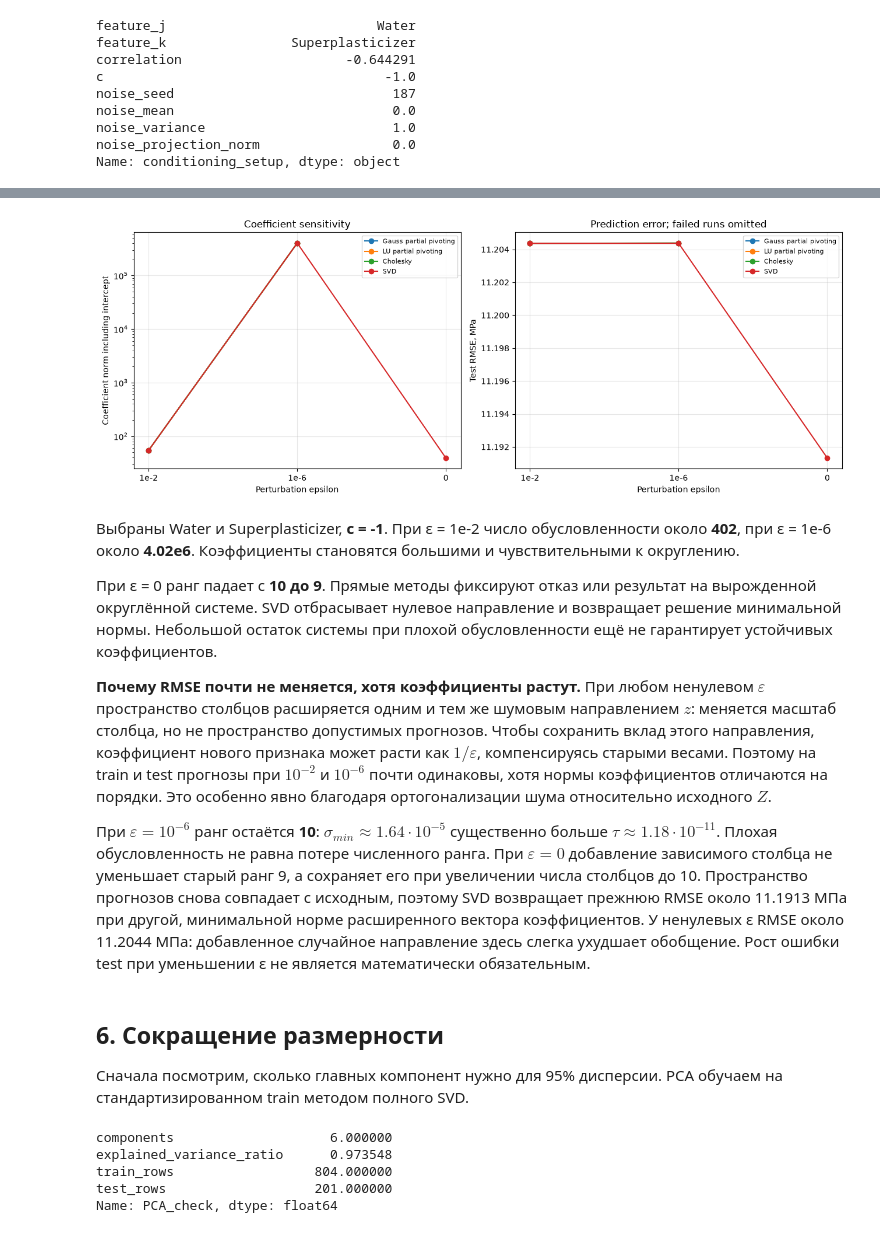
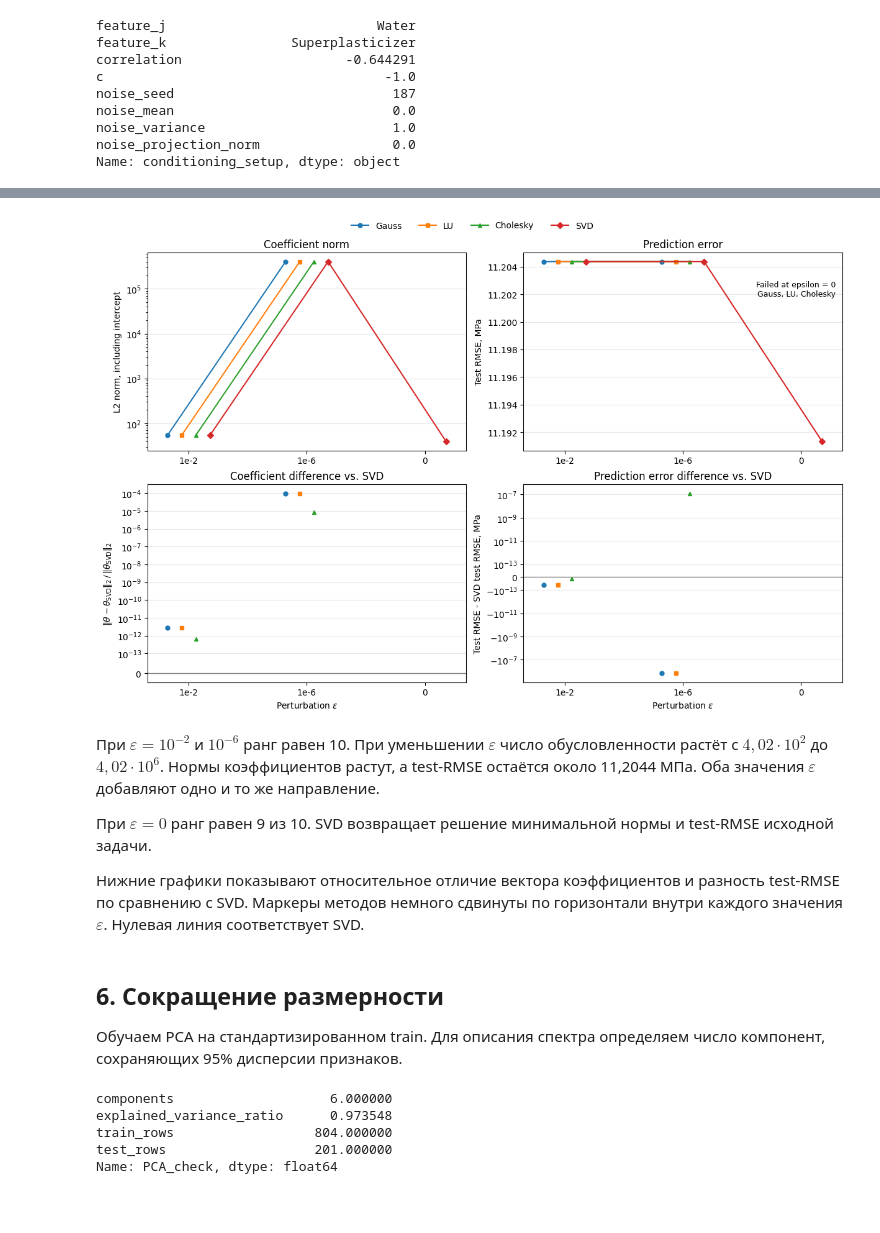
Before and after one commit to chertila1/MOMO, a Jupyter notebook: LAB1/lab1_momo.ipynb, the cells around one changed output, grey strips where cells are left out. Drawn from its saved outputs; the diff is of its cells as text; code cells hidden in the pictures; blank space fills up the shorter version.

Commit message:
lab1: update Colab notebook and conditioning plot

```diff
--- a/LAB1/lab1_momo.ipynb
+++ b/LAB1/lab1_momo.ipynb
@@ -808,7 +787,7 @@ coefficients_original.to_csv(result_dir / "coefficients_original.csv", float_for
 feature_train = X_train_scaled.to_numpy(dtype=np.float64)
 feature_test = X_test_scaled.to_numpy(dtype=np.float64)
 correlation_upper = X_train_scaled.corr().where(np.triu(np.ones((feature_train.shape[1], feature_train.shape[1]), dtype=bool), 1))
-feature_pair = correlation_upper.abs().stack().idxmax()
+feature_pair = correlation_upper.abs().stack(future_stack=True).dropna().idxmax()
 feature_j = X_train_scaled.columns.get_loc(feature_pair[0])
 feature_k = X_train_scaled.columns.get_loc(feature_pair[1])
 mixing_coefficient = float(np.sign(correlation_upper.loc[feature_pair[0], feature_pair[1]]))
@@ -951,37 +930,70 @@ conditioning_comparison.to_csv(result_dir / "conditioning_comparison.csv", index
 | 10 | 0.000000 | Cholesky | 9 | inf | False | False | failed | LinAlgError: Nonpositive diagonal... | ... |
 | 11 | 0.000000 | SVD | 9 | inf | True | False | solved | SVD rank truncation | ... |
 # %%
-fig, axes = plt.subplots(1, 2, figsize=(13, 5))
-for method in conditioning_comparison["method"].unique():
-    rows = conditioning_comparison.loc[conditioning_comparison["method"] == method].set_index("epsilon").reindex(stress_epsilons)
-    axes[0].semilogy(range(3), rows["coefficient_norm"], marker="o", label=method)
-    axes[1].plot(range(3), rows["test_RMSE"], marker="o", label=method)
-for ax in axes:
-    ax.set_xticks(range(3), ["1e-2", "1e-6", "0"])
-    ax.set_xlabel("Perturbation epsilon")
-    ax.grid(alpha=0.3)
-    ax.legend(fontsize=8)
-axes[0].set_ylabel("Coefficient norm including intercept")
-axes[0].set_title("Coefficient sensitivity")
-axes[1].set_ylabel("Test RMSE, MPa")
-axes[1].set_title("Prediction error; failed runs omitted")
-plt.tight_layout()
+fig, axes = plt.subplots(2, 2, figsize=(12, 8), layout="constrained")
+method_styles = {
+    "Gauss partial pivoting": ("Gauss", "tab:blue", "o"),
+    "LU partial pivoting": ("LU", "tab:orange", "s"),
+    "Cholesky": ("Cholesky", "tab:green", "^"),
+    "SVD": ("SVD", "tab:red", "D"),
+}
+perturbation_positions = np.arange(len(stress_epsilons))
+marker_offsets = np.linspace(-0.18, 0.18, len(method_styles))
+comparison_by_method = conditioning_comparison.set_index(["method", "epsilon"])
+svd_rmse = comparison_by_method.loc["SVD", "test_RMSE"].reindex(stress_epsilons)
+
+for (method, (label, color, marker)), offset in zip(method_styles.items(), marker_offsets):
+    rows = comparison_by_method.loc[method].reindex(stress_epsilons)
+    positions = perturbation_positions + offset
+    style = {"color": color, "marker": marker, "markersize": 5}
+    axes[0, 0].plot(positions, rows["coefficient_norm"], label=label, **style)
+    axes[0, 1].plot(positions, rows["test_RMSE"], **style)
+    if method != "SVD":
+        axes[1, 0].plot(positions, rows["coefficient_relative_difference_SVD"], linestyle="none", **style)
+        axes[1, 1].plot(positions, rows["test_RMSE"] - svd_rmse, linestyle="none", **style)
+
+axes[0, 0].set(title="Coefficient norm", ylabel="L2 norm, including intercept", yscale="log")
+axes[0, 1].set(title="Prediction error", ylabel="Test RMSE, MPa")
+axes[1, 0].set(
+    title="Coefficient difference vs. SVD",
+    ylabel=r"$\|\theta-\theta_{\mathrm{SVD}}\|_2\,/\,\|\theta_{\mathrm{SVD}}\|_2$",
+)
+axes[1, 1].set(title="Prediction error difference vs. SVD", ylabel="Test RMSE - SVD test RMSE, MPa")
+for ax in axes[1]:
+    ax.set_yscale("symlog", linthresh=1e-13)
+    ax.axhline(0, color="0.5", linewidth=1)
+    ax.set_xlabel(r"Perturbation $\varepsilon$")
+
+failed_at_zero = conditioning_comparison.loc[
+    conditioning_comparison["epsilon"].eq(0) & ~conditioning_comparison["success"], "method"
+]
+if not failed_at_zero.empty:
+    labels = ", ".join(method_styles[method][0] for method in failed_at_zero)
+    axes[0, 1].text(
+        0.98, 0.86, f"Failed at epsilon = 0\n{labels}",
+        transform=axes[0, 1].transAxes, ha="right", va="top", fontsize=9,
+    )
+
+for ax in axes.flat:
+    ax.set_xticks(perturbation_positions, ["1e-2", "1e-6", "0"])
+    ax.set_xlim(-0.35, len(stress_epsilons) - 0.65)
+    ax.grid(axis="y", alpha=0.3)
+handles, labels = axes[0, 0].get_legend_handles_labels()
+fig.legend(handles, labels, loc="outside upper center", ncols=len(labels), frameon=False)
 fig.savefig(result_dir / "conditioning_experiment.png", dpi=160, bbox_inches="tight")
 plt.show()
 # %% [output]
-[figure, old version]
+[figure, new version]
 # %% [markdown]
-Выбраны Water и Superplasticizer, **c = -1**. При ε = 1e-2 число обусловленности около **402**, при ε = 1e-6 около **4.02e6**. Коэффициенты становятся большими и чувствительными к округлению.
+При $\varepsilon=10^{-2}$ и $10^{-6}$ ранг равен 10. При уменьшении $\varepsilon$ число обусловленности растёт с $4{,}02\cdot10^2$ до $4{,}02\cdot10^6$. Нормы коэффициентов растут, а test-RMSE остаётся около 11,2044 МПа. Оба значения $\varepsilon$ добавляют одно и то же направление.
 
-При ε = 0 ранг падает с **10 до 9**. Прямые методы фиксируют отказ или результат на вырожденной округлённой системе. SVD отбрасывает нулевое направление и возвращает решение минимальной нормы. Небольшой остаток системы при плохой обусловленности ещё не гарантирует устойчивых коэффициентов.
+При $\varepsilon=0$ ранг равен 9 из 10. SVD возвращает решение минимальной нормы и test-RMSE исходной задачи.
 
-**Почему RMSE почти не меняется, хотя коэффициенты растут.** При любом ненулевом $\varepsilon$ пространство столбцов расширяется одним и тем же шумовым направлением $z$: меняется масштаб столбца, но не пространство допустимых прогнозов. Чтобы сохранить вклад этого направления, коэффициент нового признака может расти как $1/\varepsilon$, компенсируясь старыми весами. Поэтому на train и test прогнозы при $10^{-2}$ и $10^{-6}$ почти одинаковы, хотя нормы коэффициентов отличаются на порядки. Это особенно явно благодаря ортогонализации шума относительно исходного $Z$.
-
-При $\varepsilon=10^{-6}$ ранг остаётся **10**: $\sigma_{min}\approx1.64\cdot10^{-5}$ существенно больше $\tau\approx1.18\cdot10^{-11}$. Плохая обусловленность не равна потере численного ранга. При $\varepsilon=0$ добавление зависимого столбца не уменьшает старый ранг 9, а сохраняет его при увеличении числа столбцов до 10. Пространство прогнозов снова совпадает с исходным, поэтому SVD возвращает прежнюю RMSE около 11.1913 МПа при другой, минимальной норме расширенного вектора коэффициентов. У ненулевых ε RMSE около 11.2044 МПа: добавленное случайное направление здесь слегка ухудшает обобщение. Рост ошибки test при уменьшении ε не является математически обязательным.
+Нижние графики показывают относительное отличие вектора коэффициентов и разность test-RMSE по сравнению с SVD. Маркеры методов немного сдвинуты по горизонтали внутри каждого значения $\varepsilon$. Нулевая линия соответствует SVD.
 # %% [markdown]
 ## 6. Сокращение размерности
 
-Сначала посмотрим, сколько главных компонент нужно для 95% дисперсии. PCA обучаем на стандартизированном train методом полного SVD.
+Обучаем PCA на стандартизированном train. Для описания спектра определяем число компонент, сохраняющих 95% дисперсии признаков.
 # %%
 pca = PCA(n_components=0.95, svd_solver="full")
 train_components = pca.fit_transform(X_train_scaled)
```
Also changed, not shown: parts of 40 cells of this notebook.
